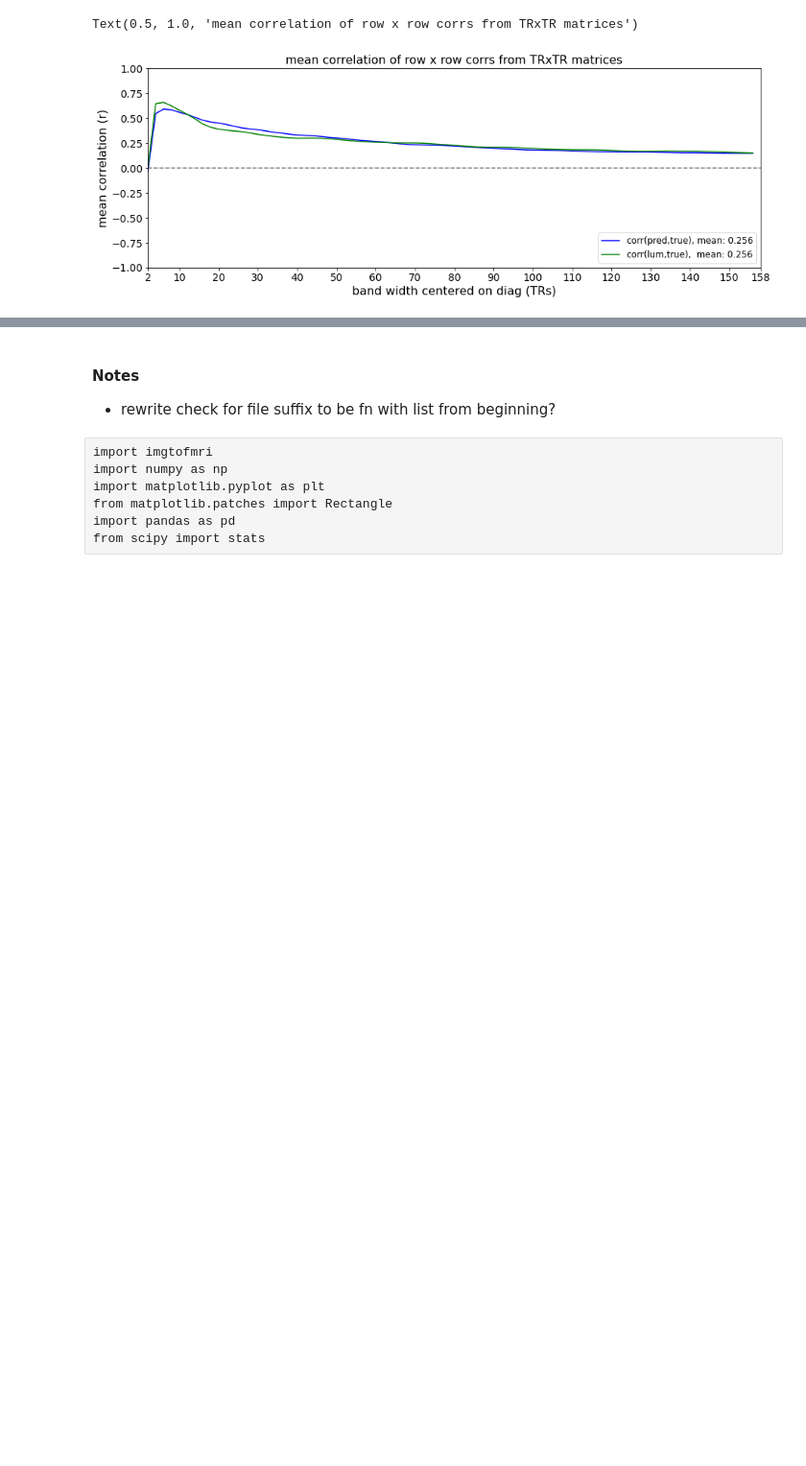
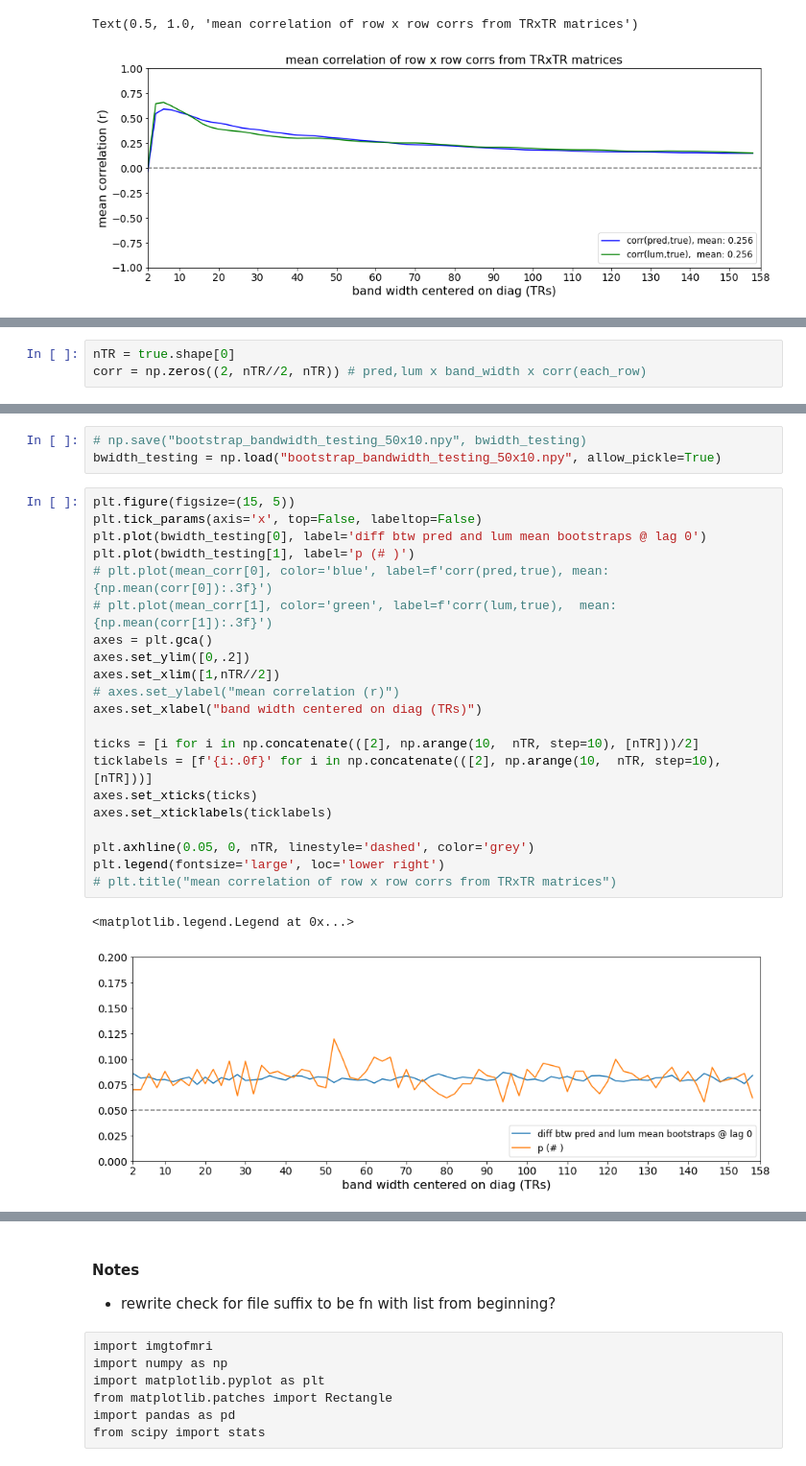
Before and after one commit to dpmlab/img2fmri, a Jupyter notebook: aperture_notebook.ipynb, the cells around one changed output, grey strips where cells are left out. Shown at 96% size. Cells and saved outputs as stored; diff of their text form; blank space fills up the shorter version.

```diff
--- a/aperture_notebook.ipynb
+++ b/aperture_notebook.ipynb
@@ -246,0 +265,3 @@ Text(0.5, 1.0, 'mean correlation of row x row corrs from TRxTR matrices')
+# %%
+nTR = true.shape[0]
+corr = np.zeros((2, nTR//2, nTR)) # pred,lum x band_width x corr(each_row)
@@ -246,0 +314,27 @@ Text(0.5, 1.0, 'mean correlation of row x row corrs from TRxTR matrices')
+# %%
+# np.save("bootstrap_bandwidth_testing_50x10.npy", bwidth_testing)
+bwidth_testing = np.load("bootstrap_bandwidth_testing_50x10.npy", allow_pickle=True)
+# %%
+plt.figure(figsize=(15, 5))
+plt.tick_params(axis='x', top=False, labeltop=False)
+plt.plot(bwidth_testing[0], label='diff btw pred and lum mean bootstraps @ lag 0')
+plt.plot(bwidth_testing[1], label='p (# )')
+# plt.plot(mean_corr[0], color='blue', label=f'corr(pred,true), mean: {np.mean(corr[0]):.3f}')
+# plt.plot(mean_corr[1], color='green', label=f'corr(lum,true),  mean: {np.mean(corr[1]):.3f}')
+axes = plt.gca()
+axes.set_ylim([0,.2])
+axes.set_xlim([1,nTR//2])
+# axes.set_ylabel("mean correlation (r)")
+axes.set_xlabel("band width centered on diag (TRs)")
+
+ticks = [i for i in np.concatenate(([2], np.arange(10,  nTR, step=10), [nTR]))/2]
+ticklabels = [f'{i:.0f}' for i in np.concatenate(([2], np.arange(10,  nTR, step=10), [nTR]))]
+axes.set_xticks(ticks)
+axes.set_xticklabels(ticklabels)
+
+plt.axhline(0.05, 0, nTR, linestyle='dashed', color='grey')
+plt.legend(fontsize='large', loc='lower right')
+# plt.title("mean correlation of row x row corrs from TRxTR matrices")
+# %% [output]
+<matplotlib.legend.Legend at 0x...>
+[figure, added]
```
Also changed, not shown: parts of 26 cells of this notebook.
